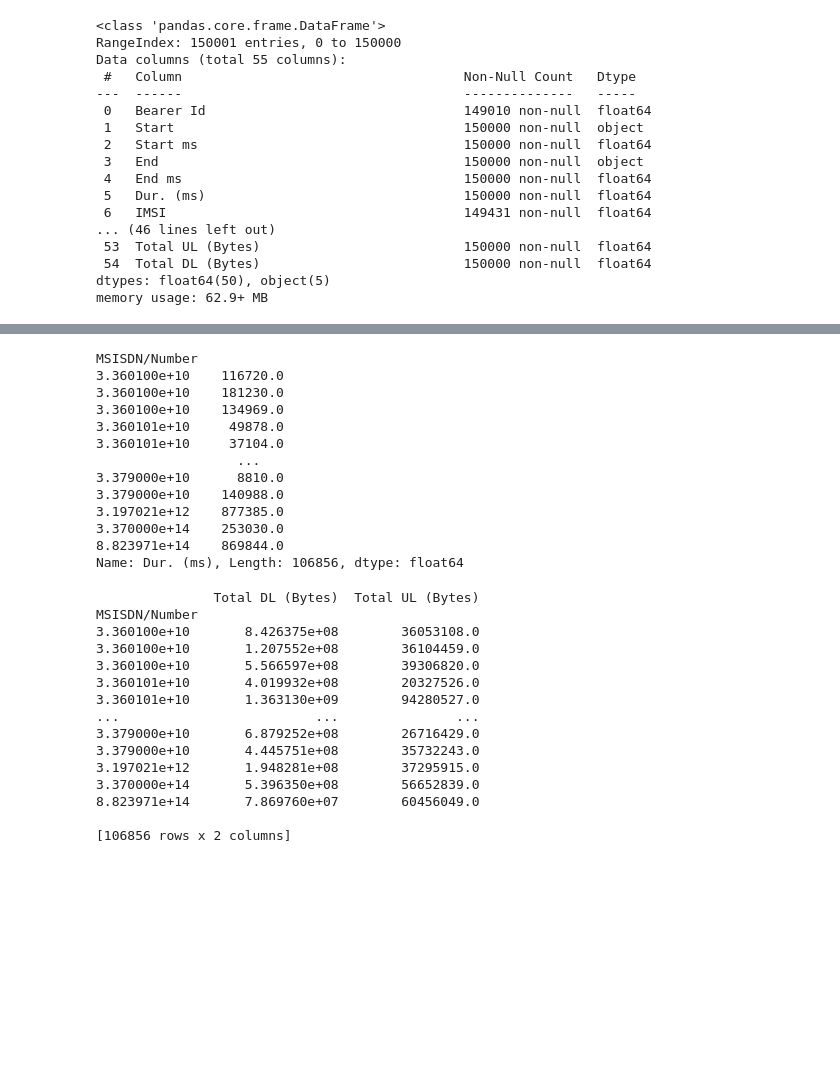
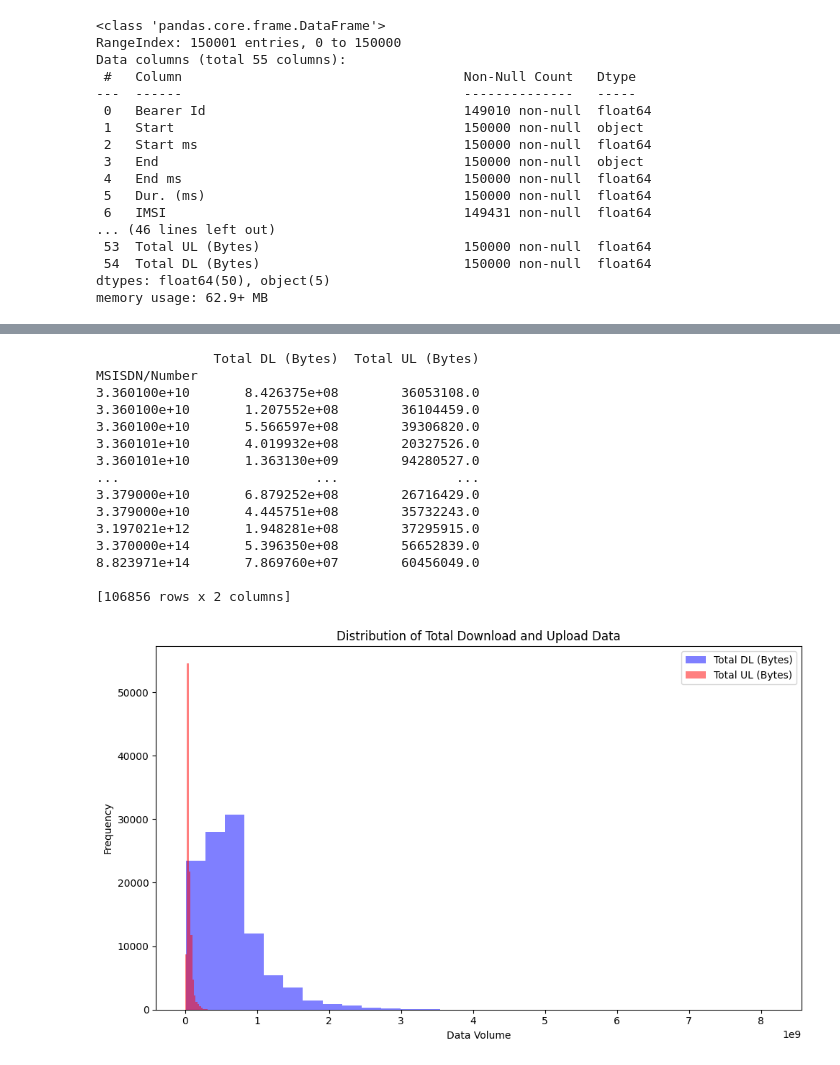
Before and after one commit to IamYunusAli/Acquired, a Jupyter notebook: notebooks/Company_analysis.ipynb, the cells around one changed output, grey strips where cells are left out. Saved outputs shown, nothing was run; the diff lists cells and outputs as text; code cells hidden in the pictures; blank space fills up the shorter version.

```diff
--- a/notebooks/Company_analysis.ipynb
+++ b/notebooks/Company_analysis.ipynb
@@ -250,38 +279,31 @@ Name: Bearer Id, Length: 106856, dtype: int64
-# %%
-session_duration = df.groupby('MSISDN/Number')['Dur. (ms)'].sum()
-# Display the aggregated session duration per user
-session_duration
-# %% [output]
-MSISDN/Number
-3.360100e+10    116720.0
-3.360100e+10    181230.0
-3.360100e+10    134969.0
-3.360101e+10     49878.0
-3.360101e+10     37104.0
-                  ...
-3.379000e+10      8810.0
-3.379000e+10    140988.0
-3.197021e+12    877385.0
-3.370000e+14    253030.0
-8.823971e+14    869844.0
-Name: Dur. (ms), Length: 106856, dtype: float64
-# %%
-total_DL= df.groupby('MSISDN/Number')[['Total DL (Bytes)', 'Total UL (Bytes)']].sum()
-# Display the aggregated total download (DL) and upload (UL) data per user
-print(total_DL)
-# %% [output]
-               Total DL (Bytes)  Total UL (Bytes)
-MSISDN/Number
-3.360100e+10       8.426375e+08        36053108.0
-3.360100e+10       1.207552e+08        36104459.0
-3.360100e+10       5.566597e+08        39306820.0
-3.360101e+10       4.019932e+08        20327526.0
-3.360101e+10       1.363130e+09        94280527.0
-...                         ...               ...
-3.379000e+10       6.879252e+08        26716429.0
-3.379000e+10       4.445751e+08        35732243.0
-3.197021e+12       1.948281e+08        37295915.0
-3.370000e+14       5.396350e+08        56652839.0
-8.823971e+14       7.869760e+07        60456049.0
-
-[106856 rows x 2 columns]
+# %%
+total_DL= df.groupby('MSISDN/Number')[['Total DL (Bytes)', 'Total UL (Bytes)']].sum()
+print(total_DL)
+
+#visualize
+plt.figure(figsize=(10, 6))
+total_DL['Total DL (Bytes)'].plot(kind='hist', bins=30, color='blue', alpha=0.5, label='Total DL (Bytes)')
+total_DL['Total UL (Bytes)'].plot(kind='hist', bins=30, color='red', alpha=0.5, label='Total UL (Bytes)')
+plt.title('Distribution of Total Download and Upload Data')
+plt.xlabel('Data Volume')
+plt.ylabel('Frequency')
+plt.legend()
+plt.tight_layout()
+plt.show()
+# %% [output]
+               Total DL (Bytes)  Total UL (Bytes)
+MSISDN/Number
+3.360100e+10       8.426375e+08        36053108.0
+3.360100e+10       1.207552e+08        36104459.0
+3.360100e+10       5.566597e+08        39306820.0
+3.360101e+10       4.019932e+08        20327526.0
+3.360101e+10       1.363130e+09        94280527.0
+...                         ...               ...
+3.379000e+10       6.879252e+08        26716429.0
+3.379000e+10       4.445751e+08        35732243.0
+3.197021e+12       1.948281e+08        37295915.0
+3.370000e+14       5.396350e+08        56652839.0
+8.823971e+14       7.869760e+07        60456049.0
+
+[106856 rows x 2 columns]
+[figure, added]
```
Also changed, not shown: parts of 15 cells of this notebook.
